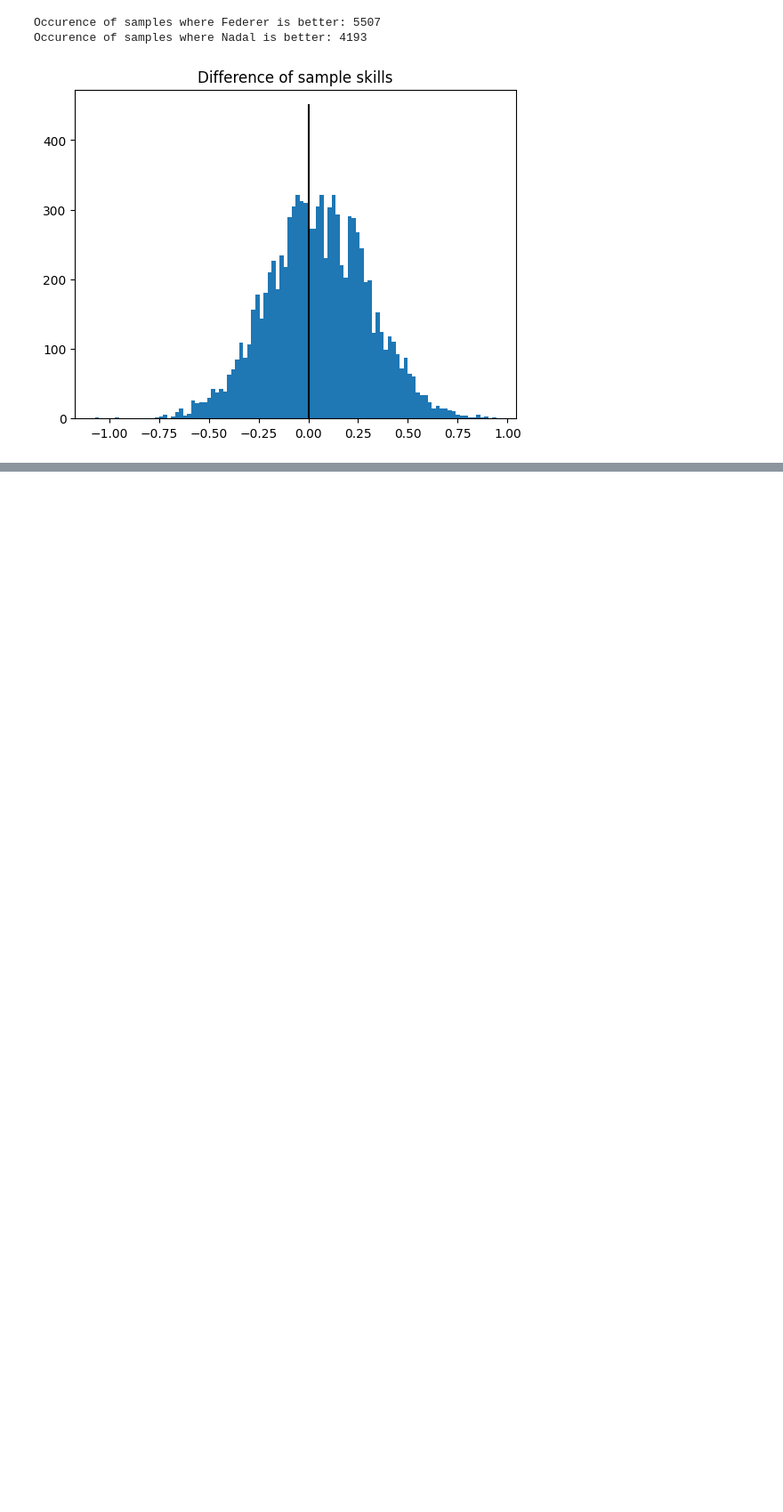
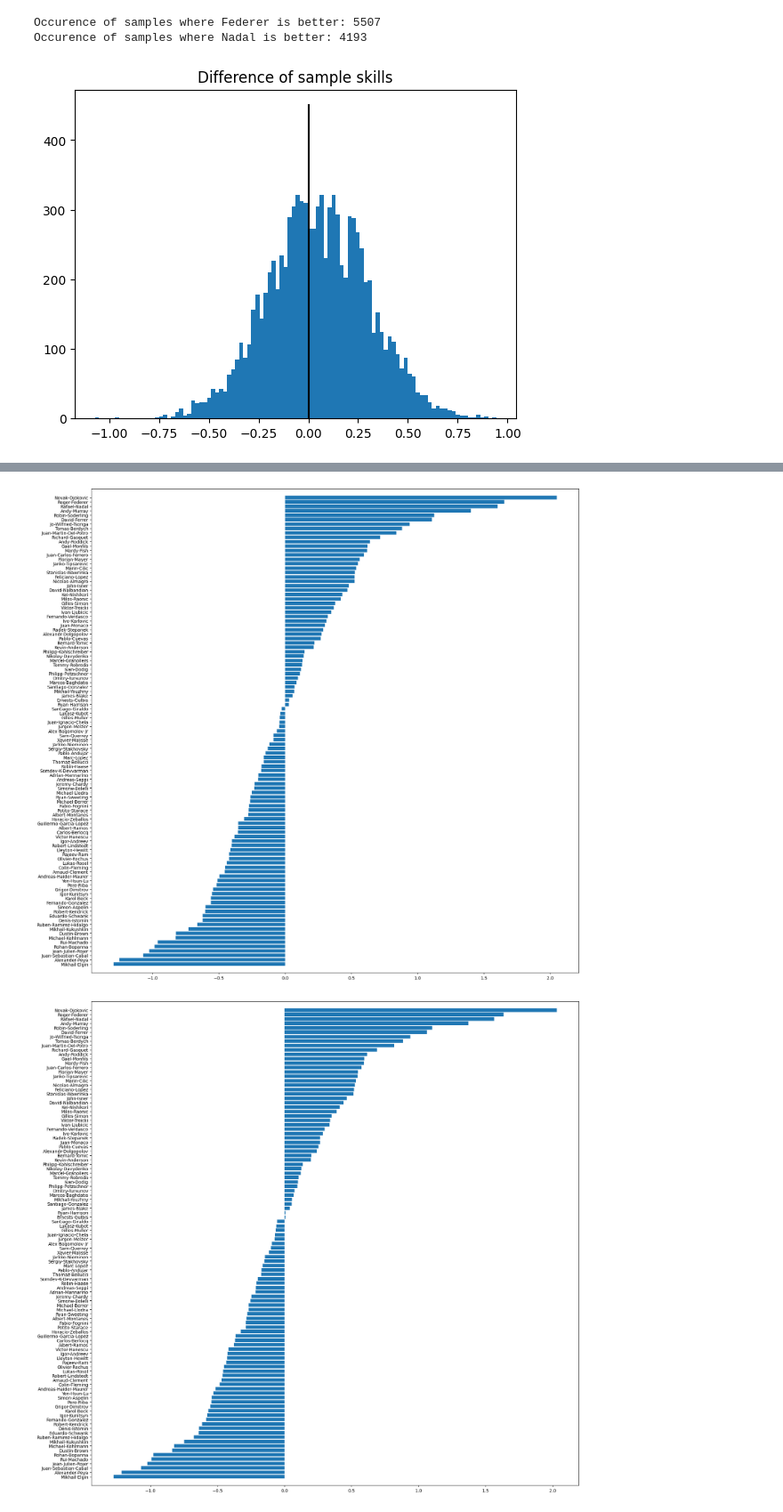
Before and after one commit to KaedeZzz/4F13-CW2, a Jupyter notebook: coursework2.ipynb, the cells around one changed output, grey strips where cells are left out. Shown at 89% size. Saved outputs shown, nothing was run; the diff lists cells and outputs as text; code cells hidden in the pictures; blank space fills up the shorter version.

```diff
--- a/coursework2.ipynb
+++ b/coursework2.ipynb
@@ -265,0 +303,6 @@ Occurence of samples where Nadal is better: 4193
+# %%
+sorted_barplot(np.mean(samples, axis=1), W)
+sorted_barplot(ep_mean, W)
+# %% [output]
+[figure, added]
+[figure, added]
```
Also changed, not shown: parts of 3 cells of this notebook.
